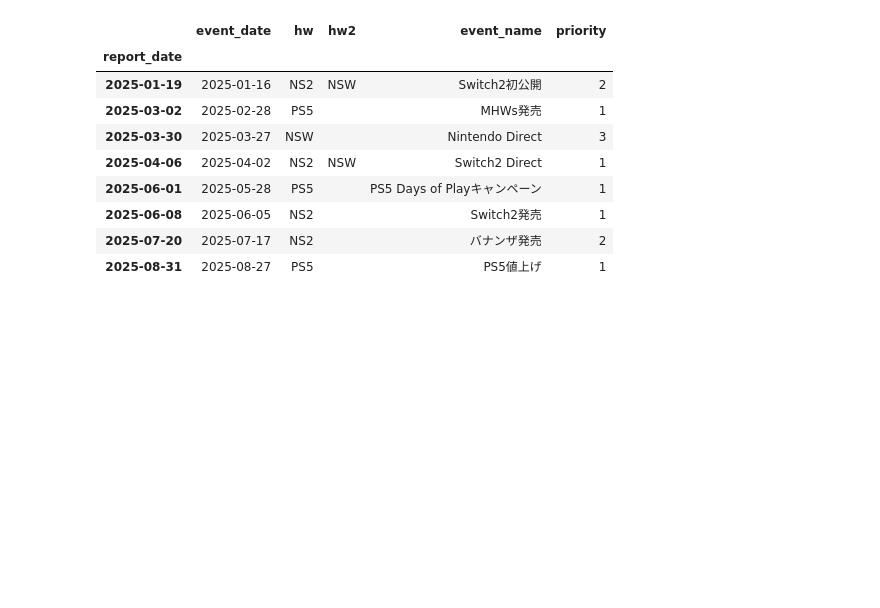
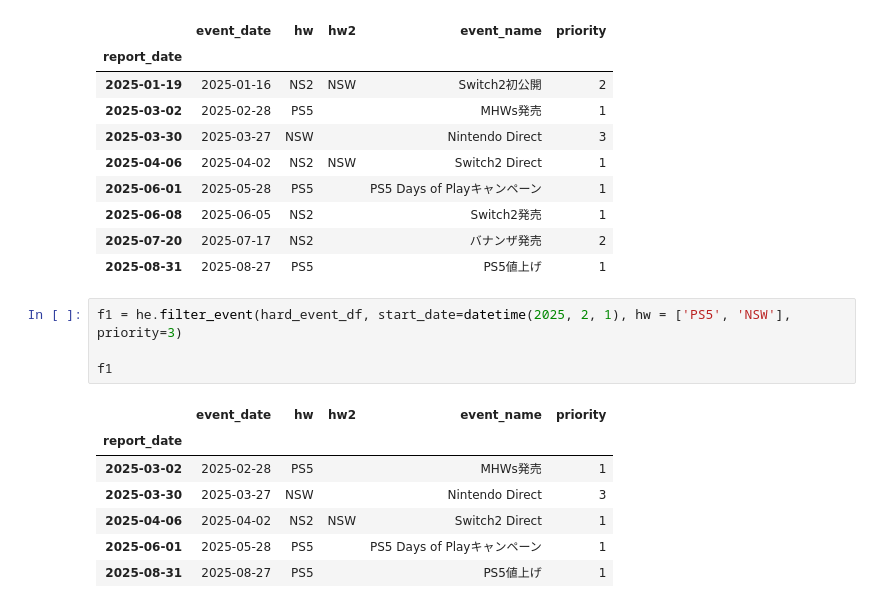
Before and after one commit to hidenden/gamedata, a Jupyter notebook: notebook/dev/hard_event.ipynb, the cells around one changed output. Saved outputs shown, nothing was run; the diff lists cells and outputs as text; blank space fills up the shorter version.

```diff
--- a/notebook/dev/hard_event.ipynb
+++ b/notebook/dev/hard_event.ipynb
@@ -20,3 +20,15 @@ hard_event_df
 | 2025-06-08 | 2025-06-05 | NS2 |  | Switch2発売 | 1 |
 | 2025-07-20 | 2025-07-17 | NS2 |  | バナンザ発売 | 2 |
 | 2025-08-31 | 2025-08-27 | PS5 |  | PS5値上げ | 1 |
+# %%
+f1 = he.filter_event(hard_event_df, start_date=datetime(2025, 2, 1), hw = ['PS5', 'NSW'], priority=3)
+
+f1
+# %% [output]
+|  | event_date | hw | hw2 | event_name | priority |
+| report_date |  |  |  |  |  |
+| 2025-03-02 | 2025-02-28 | PS5 |  | MHWs発売 | 1 |
+| 2025-03-30 | 2025-03-27 | NSW |  | Nintendo Direct | 3 |
+| 2025-04-06 | 2025-04-02 | NS2 | NSW | Switch2 Direct | 1 |
+| 2025-06-01 | 2025-05-28 | PS5 |  | PS5 Days of Playキャンペーン | 1 |
+| 2025-08-31 | 2025-08-27 | PS5 |  | PS5値上げ | 1 |
```
Also changed, not shown: 4 other files.
